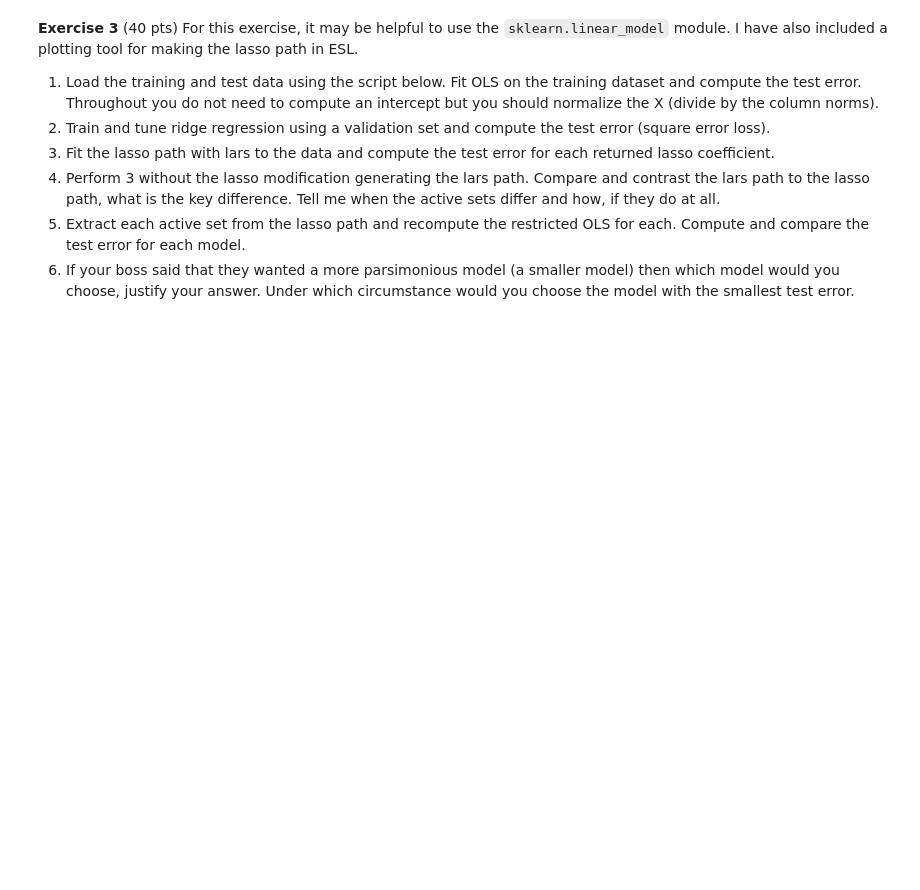
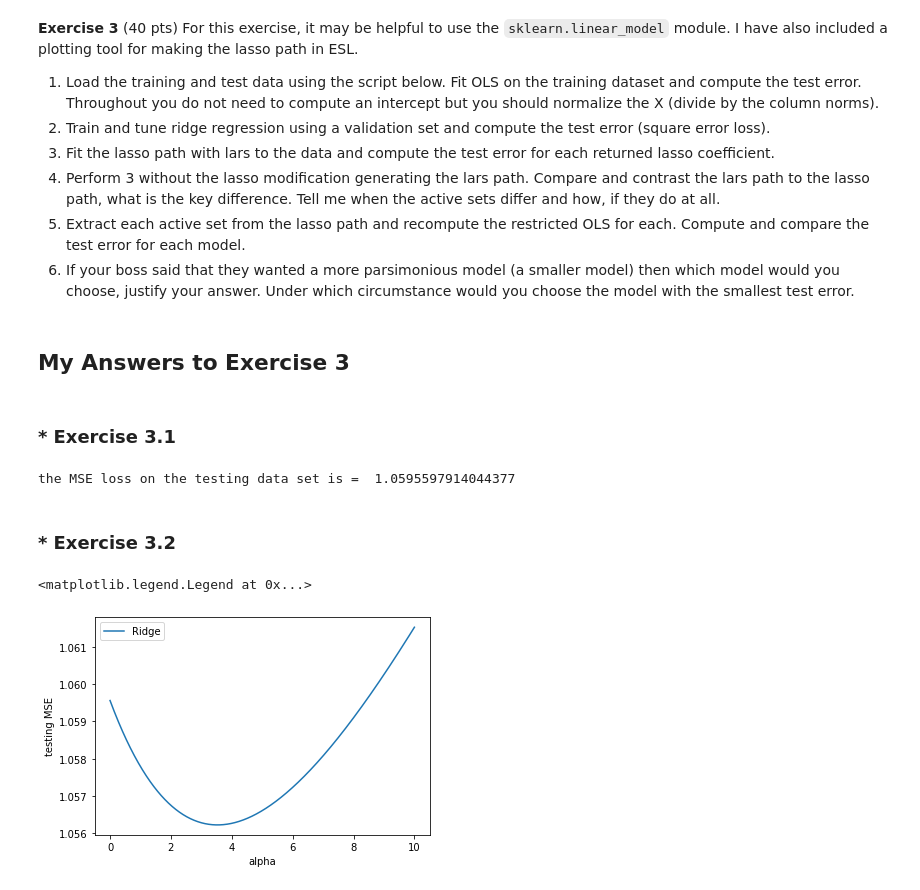
Before and after one commit to kvali7/Stat-ML-Playground, a Jupyter notebook: hw2/hw2.ipynb, the cells around one changed output. Cells and saved outputs as stored; diff of their text form; code cells hidden in the pictures; blank space fills up the shorter version.

```diff
--- a/hw2/hw2.ipynb
+++ b/hw2/hw2.ipynb
@@ -95,3 +209,46 @@ def plot_lars(coefs, lines=False, title="Lars Path"):
 import pickle
 with open('hw2.data','rb') as f:
     y_tr,X_tr,y_te,X_te = pickle.load(f)
+# %% [markdown]
+## My Answers to Exercise 3
+# %%
+import numpy as np
+from sklearn import metrics
+from sklearn.linear_model import LinearRegression, Ridge, lars_path
+from sklearn.preprocessing import StandardScaler
+import matplotlib.pyplot as plt
+import sklearn.model_selection as CrossValidate
+
+n_tr,p = X_tr.shape
+n_te,p = X_te.shape
+
+# standardizing the data
+Scaler = StandardScaler()
+Scaler.fit(X_tr)
+X_tr_std = Scaler.transform(X_tr)
+X_te_std = Scaler.transform(X_te)
+# %% [markdown]
+### * Exercise 3.1
+# %%
+# in the sklearn LinearRegression api, With no Intercept
+# Linear regression training loss
+LinReg = LinearRegression(fit_intercept = False)
+LinReg.fit(X_tr_std,y_tr)
+mseOLS = metrics.mean_squared_error(y_te,LinReg.predict(X_te_std))
+print("the MSE loss on the testing data set is = ", mseOLS)
+# %% [output]
+the MSE loss on the testing data set is =  1.0595597914044377
+# %% [markdown]
+### * Exercise 3.2
+# %%
+# Ridge regression sweeping over alpha training loss
+ridgeModels = [Ridge(alpha = alpha, fit_intercept=False).fit(X_tr_std,y_tr) for alpha in np.arange(0, 10.001, 0.01)]
+mseRidge = [metrics.mean_squared_error(y_te,m.predict(X_te_std)) for m in ridgeModels]
+
+plt.plot(np.arange(0, 10.001, 0.01), mseRidge, label="Ridge")
+plt.ylabel("testing MSE")
+plt.xlabel("alpha")
+plt.legend()
+# %% [output]
+<matplotlib.legend.Legend at 0x...>
+[figure, added]
```
Also changed, not shown: parts of 30 cells of this notebook.
